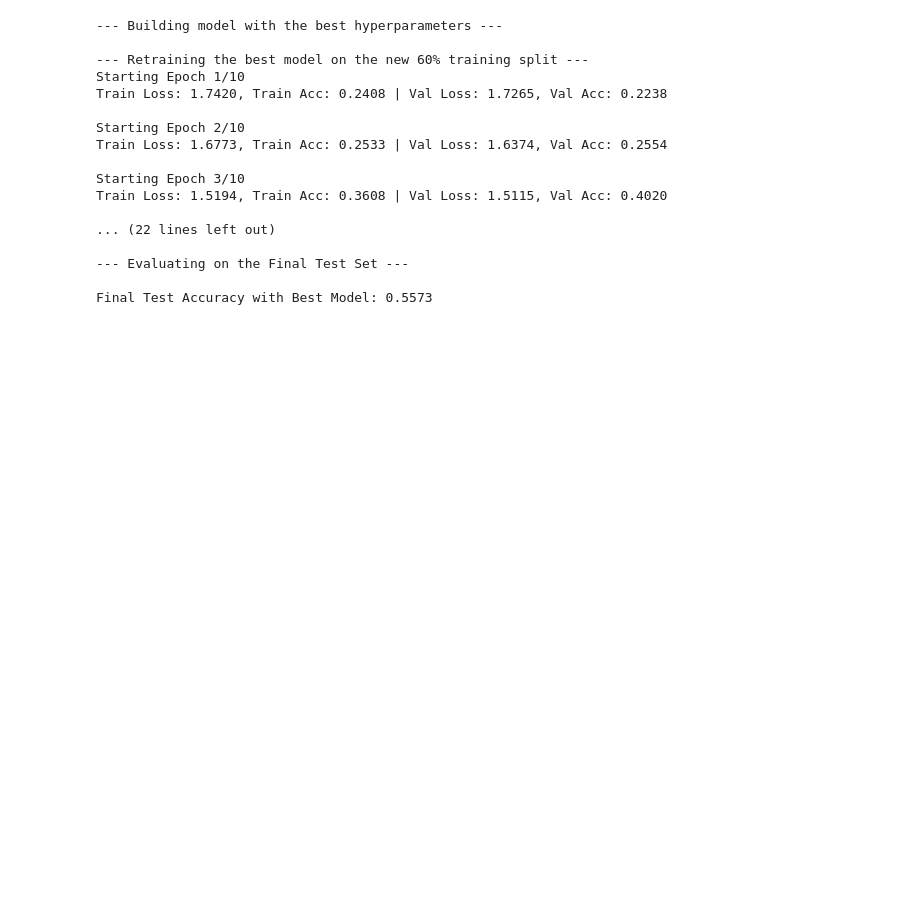
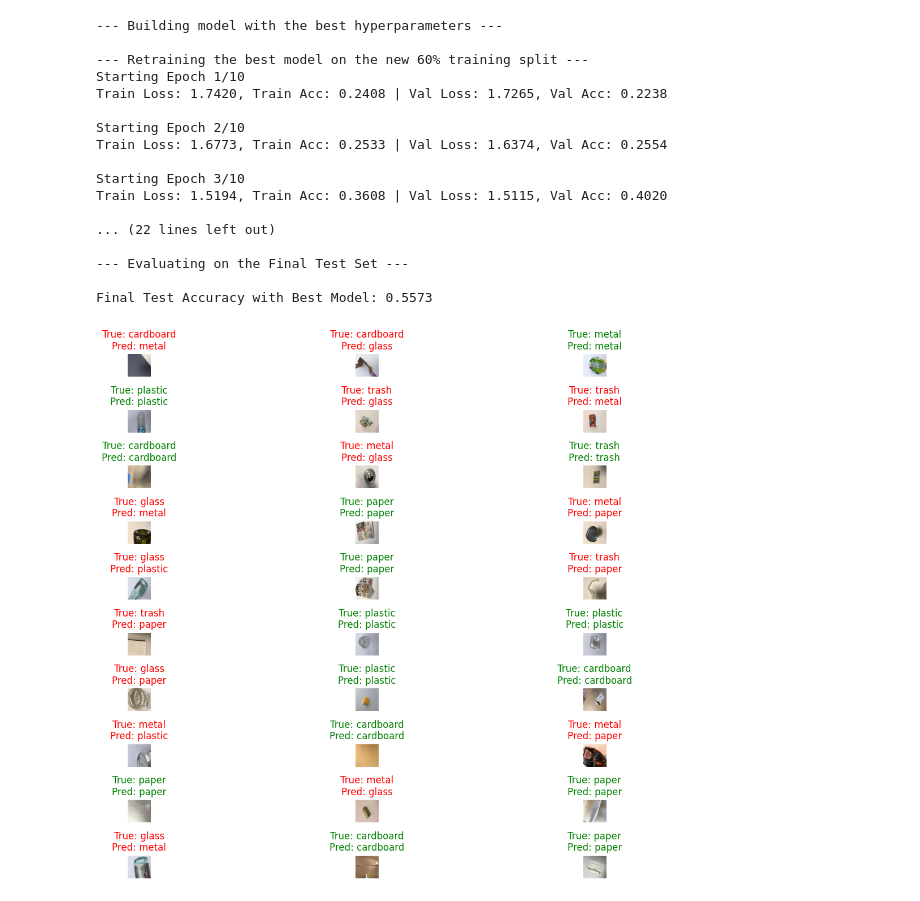
Before and after one commit to vaishnavipathak/garbage-classification-cnn, a Jupyter notebook: cnn_garbage.ipynb, the cells around one changed output. Saved outputs shown, nothing was run; the diff lists cells and outputs as text; code cells hidden in the pictures; blank space fills up the shorter version.

```diff
--- a/cnn_garbage.ipynb
+++ b/cnn_garbage.ipynb
@@ -461,3 +456,49 @@ Train Loss: 1.5194, Train Acc: 0.3608 | Val Loss: 1.5115, Val Acc: 0.4020
 --- Evaluating on the Final Test Set ---
 
 Final Test Accuracy with Best Model: 0.5573
+# %%
+import matplotlib.pyplot as plt
+import numpy as np
+
+def imshow(inp, title=None):
+    """Imshow for Tensor."""
+    inp = inp.numpy().transpose((1, 2, 0))
+    mean = np.array([0.485, 0.456, 0.406])
+    std = np.array([0.229, 0.224, 0.225])
+    inp = std * inp + mean
+    inp = np.clip(inp, 0, 1)
+    plt.imshow(inp)
+    if title is not None:
+        plt.title(title, fontsize=8)
+    plt.axis('off')
+
+# Get the class names from the dataset
+class_names = full_dataset.classes
+
+# Get a Batch of Test Data
+inputs, classes = next(iter(test_loader))
+# Move data to the same device as the model
+inputs = inputs.to(device)
+
+# Get Model Predictions
+best_model_trained.eval()
+with torch.no_grad():
+    outputs = best_model_trained(inputs)
+    _, preds = torch.max(outputs, 1)
+
+# Create and Display the Grid
+fig = plt.figure(figsize=(15, 10))
+for i in range(30): # We'll display the first 30 images in the batch
+    ax = fig.add_subplot(10, 3, i + 1, xticks=[], yticks=[])
+    # The imshow function needs the image data on the CPU
+    imshow(inputs[i].cpu())
+
+    # Set the title color to green for correct predictions, red for incorrect
+    title_color = "green" if class_names[preds[i]] == class_names[classes[i]] else "red"
+
+    ax.set_title(f"True: {class_names[classes[i]]}\nPred: {class_names[preds[i]]}", color=title_color)
+
+plt.tight_layout()
+plt.show()
+# %% [output]
+[figure, added]
```
Also changed, not shown: parts of 1 cell of this notebook.
